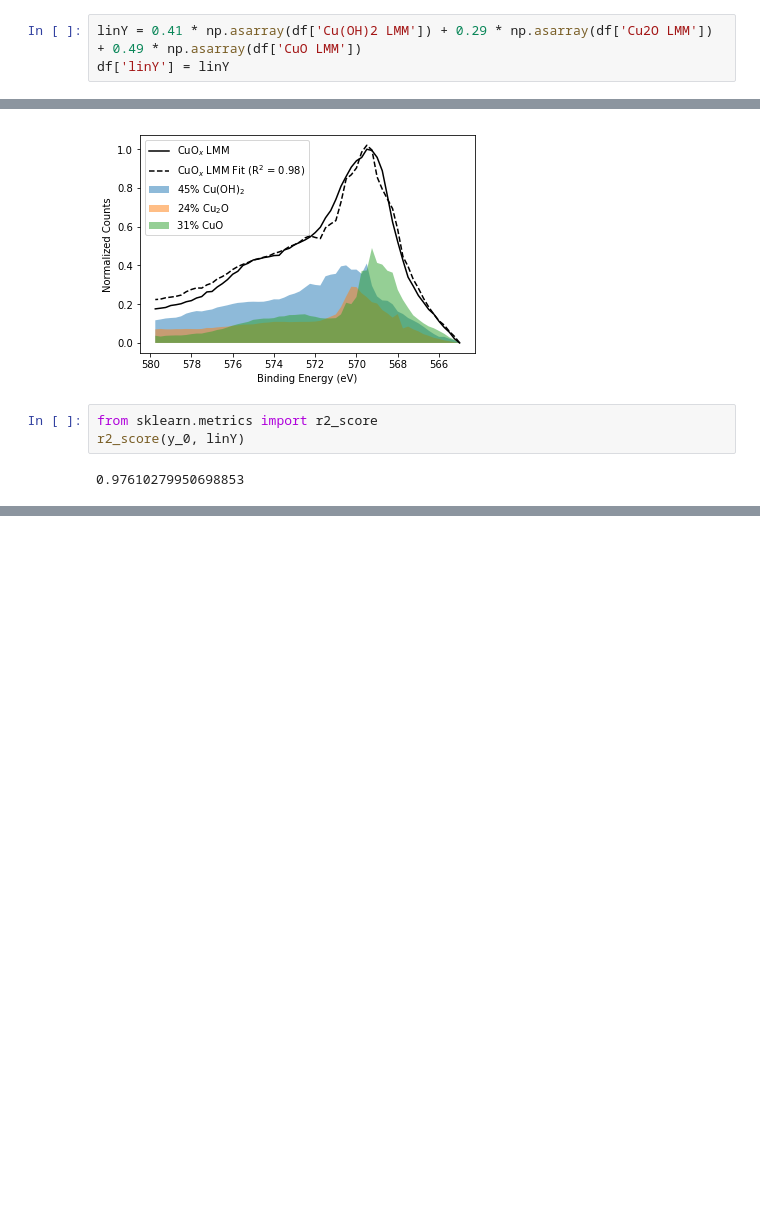
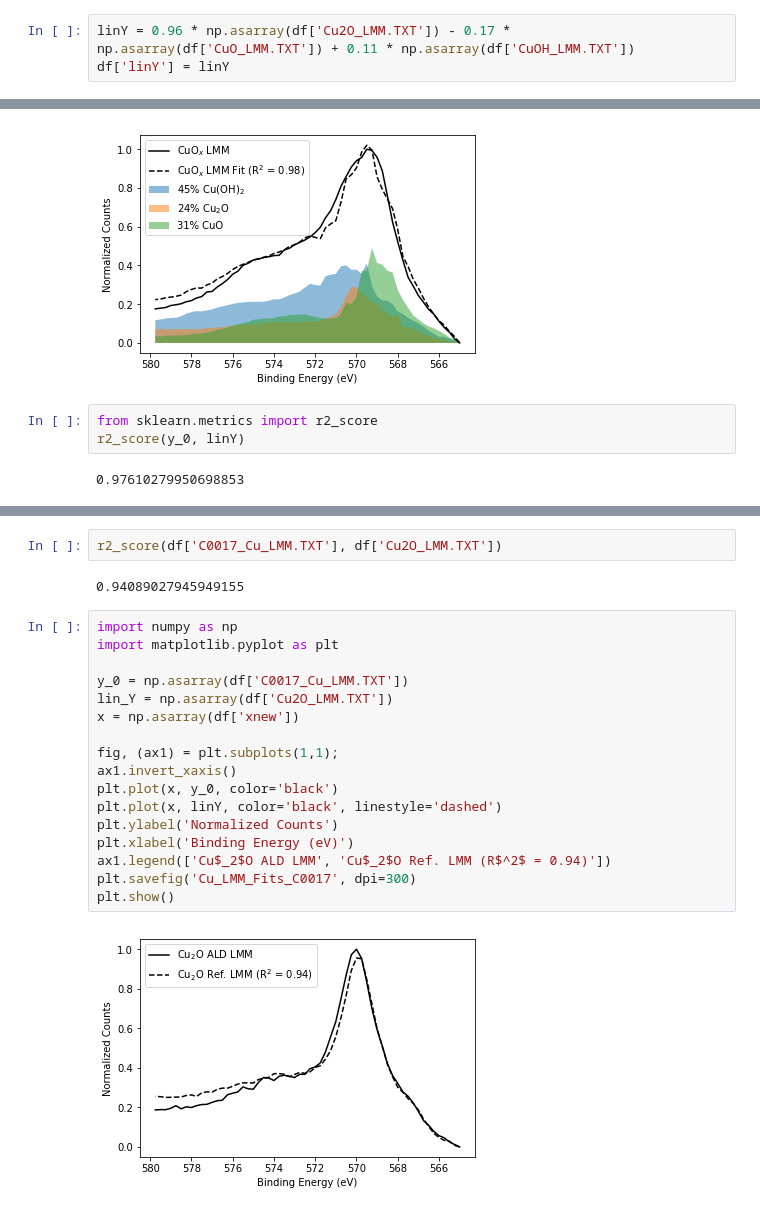
Before and after one commit to orlando-trejo/Dasgroupta, a Jupyter notebook: XPS/Cu_LMM_Analysis.ipynb, the cells around one changed output, grey strips where cells are left out. Cells and saved outputs as stored; diff of their text form; blank space fills up the shorter version.

```diff
--- a/XPS/Cu_LMM_Analysis.ipynb
+++ b/XPS/Cu_LMM_Analysis.ipynb
@@ -54,5 +87,5 @@ Y = np.ndarray.flatten(np.asarray(df['CuOx LMM']))
 # %%
-linY = 0.41 * np.asarray(df['Cu(OH)2 LMM']) + 0.29 * np.asarray(df['Cu2O LMM']) + 0.49 * np.asarray(df['CuO LMM'])
+linY = 0.96 * np.asarray(df['Cu2O_LMM.TXT']) - 0.17 * np.asarray(df['CuO_LMM.TXT']) + 0.11 * np.asarray(df['CuOH_LMM.TXT'])
 df['linY'] = linY
 # %%
 df.plot(x="xnew", y=['Cu(OH)2 LMM', 'Cu2O LMM',
@@ -123,0 +166,23 @@ r2_score(y_0, linY)
+# %%
+r2_score(df['C0017_Cu_LMM.TXT'], df['Cu2O_LMM.TXT'])
+# %% [output]
+0.94089027945949155
+# %%
+import numpy as np
+import matplotlib.pyplot as plt
+
+y_0 = np.asarray(df['C0017_Cu_LMM.TXT'])
+lin_Y = np.asarray(df['Cu2O_LMM.TXT'])
+x = np.asarray(df['xnew'])
+
+fig, (ax1) = plt.subplots(1,1);
+ax1.invert_xaxis()
+plt.plot(x, y_0, color='black')
+plt.plot(x, linY, color='black', linestyle='dashed')
+plt.ylabel('Normalized Counts')
+plt.xlabel('Binding Energy (eV)')
+ax1.legend(['Cu$_2$O ALD LMM', 'Cu$_2$O Ref. LMM (R$^2$ = 0.94)'])
+plt.savefig('Cu_LMM_Fits_C0017', dpi=300)
+plt.show()
+# %% [output]
+[figure, added]
```
Also changed, not shown: parts of 6 cells of this notebook, 19 other files.
